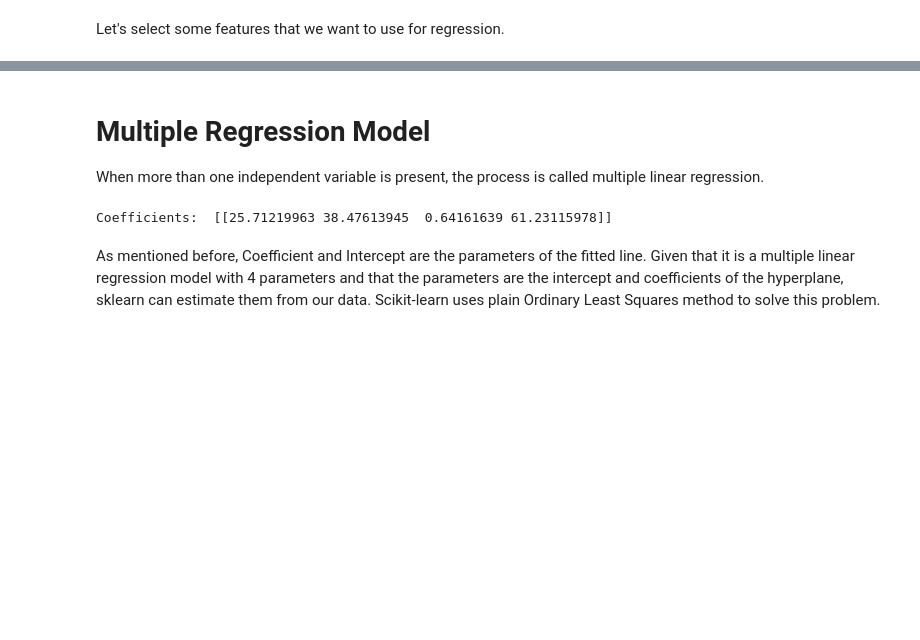
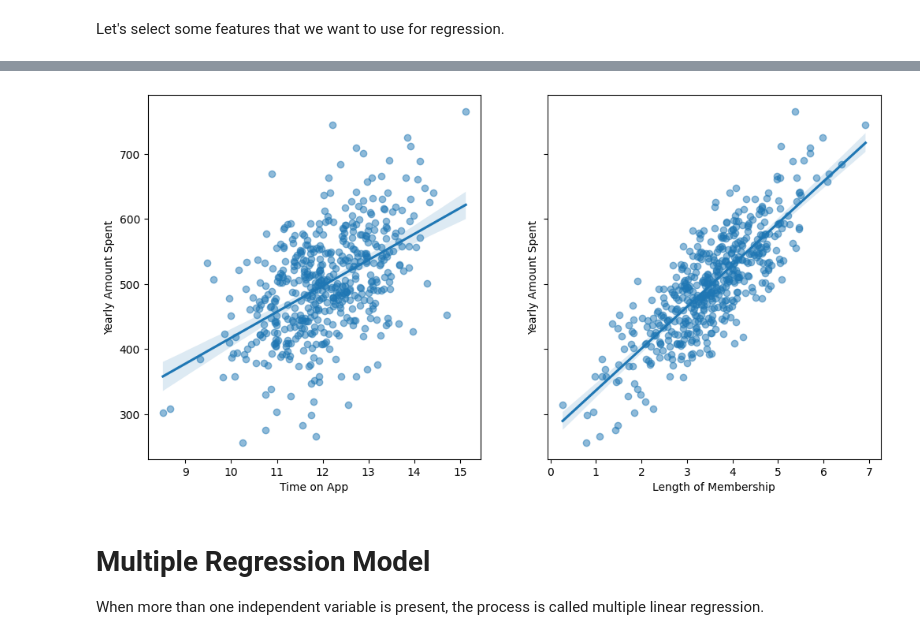
Before and after one commit to devika-santhosh/ML-Projects, a Jupyter notebook: multiple-linear-regression.ipynb, the cells around one changed output, grey strips where cells are left out. Drawn from its saved outputs; the diff is of its cells as text; code cells hidden in the pictures; blank space fills up the shorter version.

Commit message:
Kaggle Notebook | Multiple Linear Regression | Version 5

```diff
--- a/multiple-linear-regression.ipynb
+++ b/multiple-linear-regression.ipynb
@@ -76,0 +130,19 @@ for feature in cdf.columns:
+# %%
+import matplotlib.pyplot as plt
+fig, (ax1, ax2) = plt.subplots(nrows=1, ncols=2, sharey=True, figsize=(12, 6))
+
+sns.regplot(x='Time on App',
+           y='Yearly Amount Spent',
+           data=df,
+           scatter_kws={'alpha':0.5},
+           ax=ax1)
+
+sns.regplot(x='Length of Membership',
+           y='Yearly Amount Spent',
+           data=df,
+           scatter_kws={'alpha':0.5},
+           ax=ax2)
+
+plt.show()
+# %% [output]
+[figure, added]
@@ -77,15 +163,3 @@ for feature in cdf.columns:
 # %% [markdown]
 # **Multiple Regression Model**
 When more than one independent variable is present, the process is called multiple linear regression.
-# %%
-from sklearn import linear_model
-regr = linear_model.LinearRegression()
-x = np.asanyarray(train[['Avg. Session Length','Time on App','Time on Website','Length of Membership']])
-y = np.asanyarray(train[['Yearly Amount Spent']])
-regr.fit (x, y)
-# The coefficients
-print ('Coefficients: ', regr.coef_)
-# %% [output]
-Coefficients:  [[25.71219963 38.47613945  0.64161639 61.23115978]]
-# %% [markdown]
-As mentioned before, Coefficient and Intercept are the parameters of the fitted line. Given that it is a multiple linear regression model with 4 parameters and that the parameters are the intercept and coefficients of the hyperplane, sklearn can estimate them from our data. Scikit-learn uses plain Ordinary Least Squares method to solve this problem.
```
Also changed, not shown: parts of 22 cells of this notebook.
